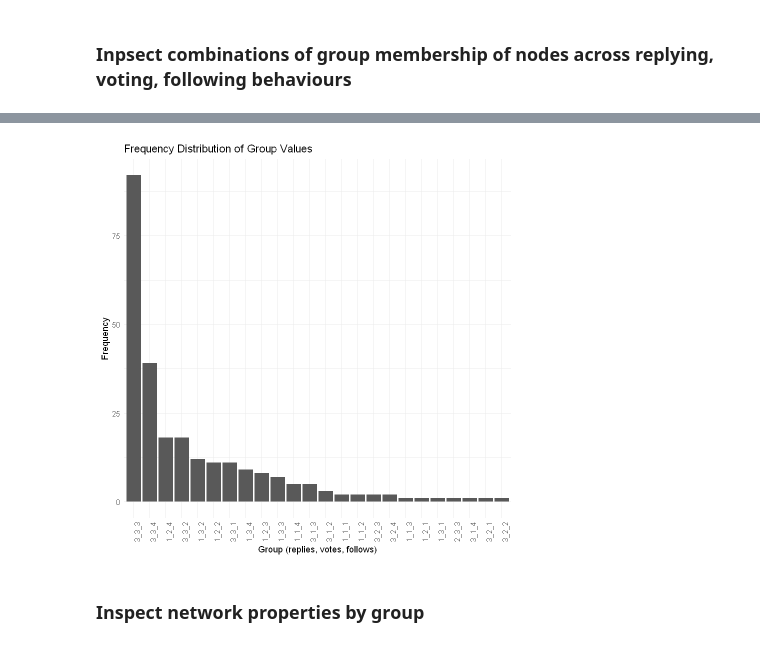
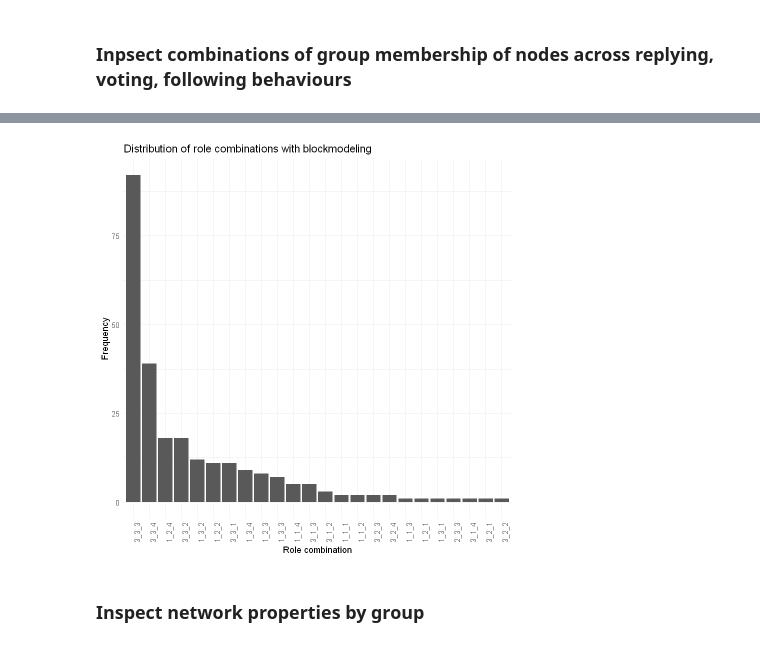
Before and after one commit to babiyivan/network-role-mining, a Jupyter notebook: analysis-regular.ipynb, the cells around one changed output, grey strips where cells are left out. Saved outputs shown, nothing was run; the diff lists cells and outputs as text; code cells hidden in the pictures.

```diff
--- a/analysis-regular.ipynb
+++ b/analysis-regular.ipynb
@@ -93,19 +112,19 @@ for (t in types) {
 # %%
 group_freq <- mem_bm %>%
   count(group)
 
 # Plot the frequency distribution of the values in the 'group' column, sorted by frequency
 ggplot(group_freq, aes(x = fct_reorder(group, n, .desc = TRUE), y = n)) +
   geom_bar(stat = 'identity') +
   labs(
-    title = 'Frequency Distribution of Group Values',
-    x = 'Group',
+    title = 'Distribution of role combinations with blockmodeling',
+    x = 'Role combination',
     y = 'Frequency'
   ) +
   theme_minimal() +
   theme(axis.text.x = element_text(angle = 90, hjust = 1))
 # %% [output]
-[figure, old version]
+[figure, new version]
 # %% [markdown]
 ### Inspect network properties by group
 # %% [markdown]
```
Also changed, not shown: parts of 11 cells of this notebook, 1 other file.
